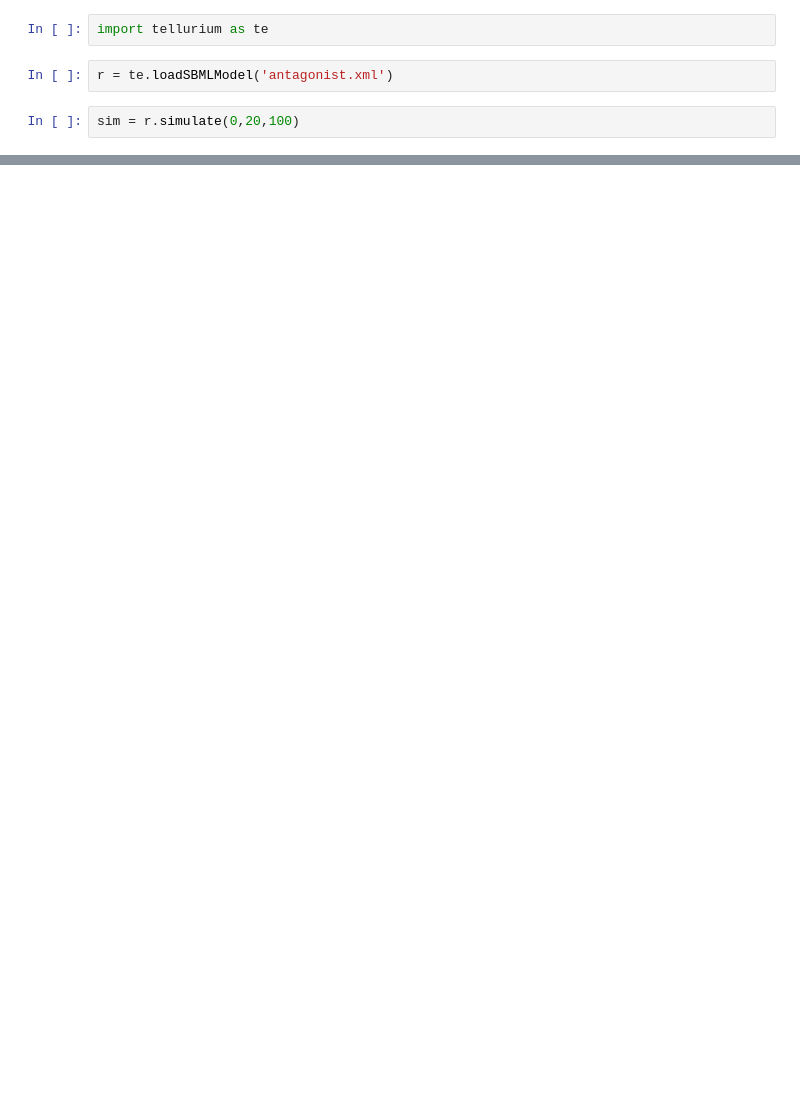
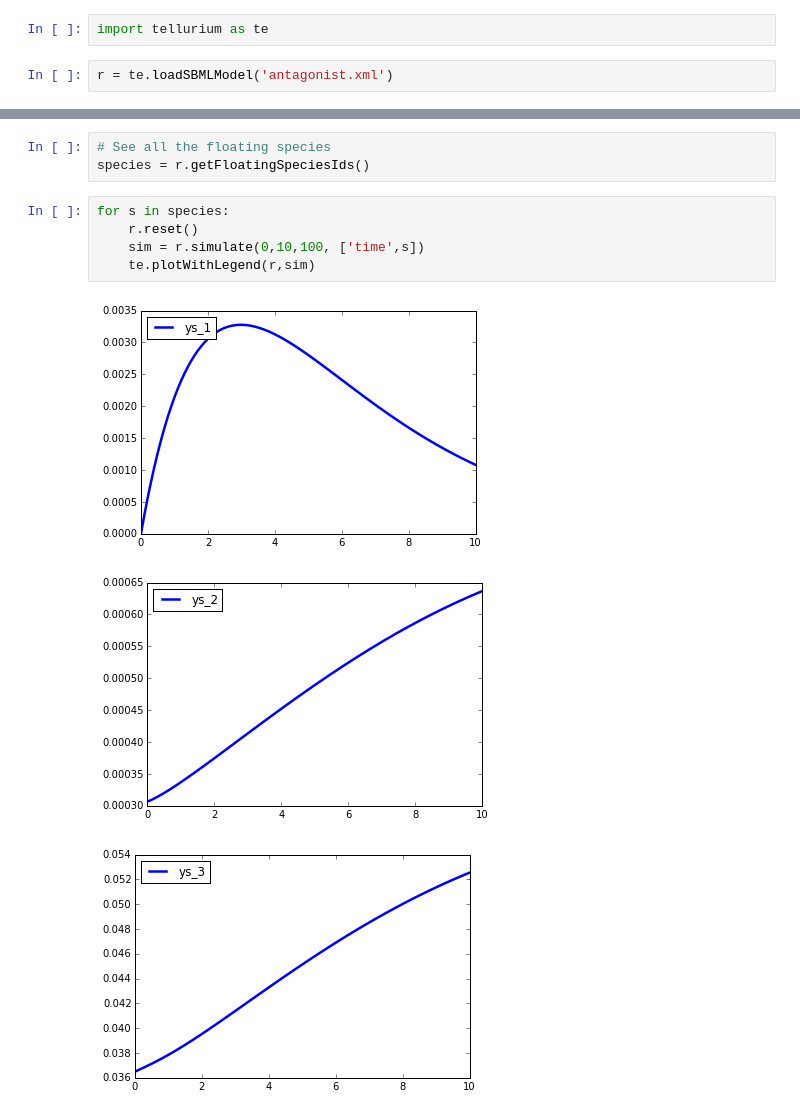
Before and after one commit to ls233/antagonism, a Jupyter notebook: agonist.ipynb, the cells around one changed output, grey strips where cells are left out. Saved outputs shown, nothing was run; the diff lists cells and outputs as text; blank space fills up the shorter version.

```diff
--- a/agonist.ipynb
+++ b/agonist.ipynb
@@ -2,5 +2,3 @@
 import tellurium as te
 # %%
 r = te.loadSBMLModel('antagonist.xml')
-# %%
-sim = r.simulate(0,20,100)
@@ -11,0 +5,12 @@ te.plotWithLegend(r,sim)
+# %%
+# See all the floating species
+species = r.getFloatingSpeciesIds()
+# %%
+for s in species:
+    r.reset()
+    sim = r.simulate(0,10,100, ['time',s])
+    te.plotWithLegend(r,sim)
+# %% [output]
+[figure, added]
+[figure, added]
+[figure, added]
```
Also changed, not shown: parts of 2 cells of this notebook.
